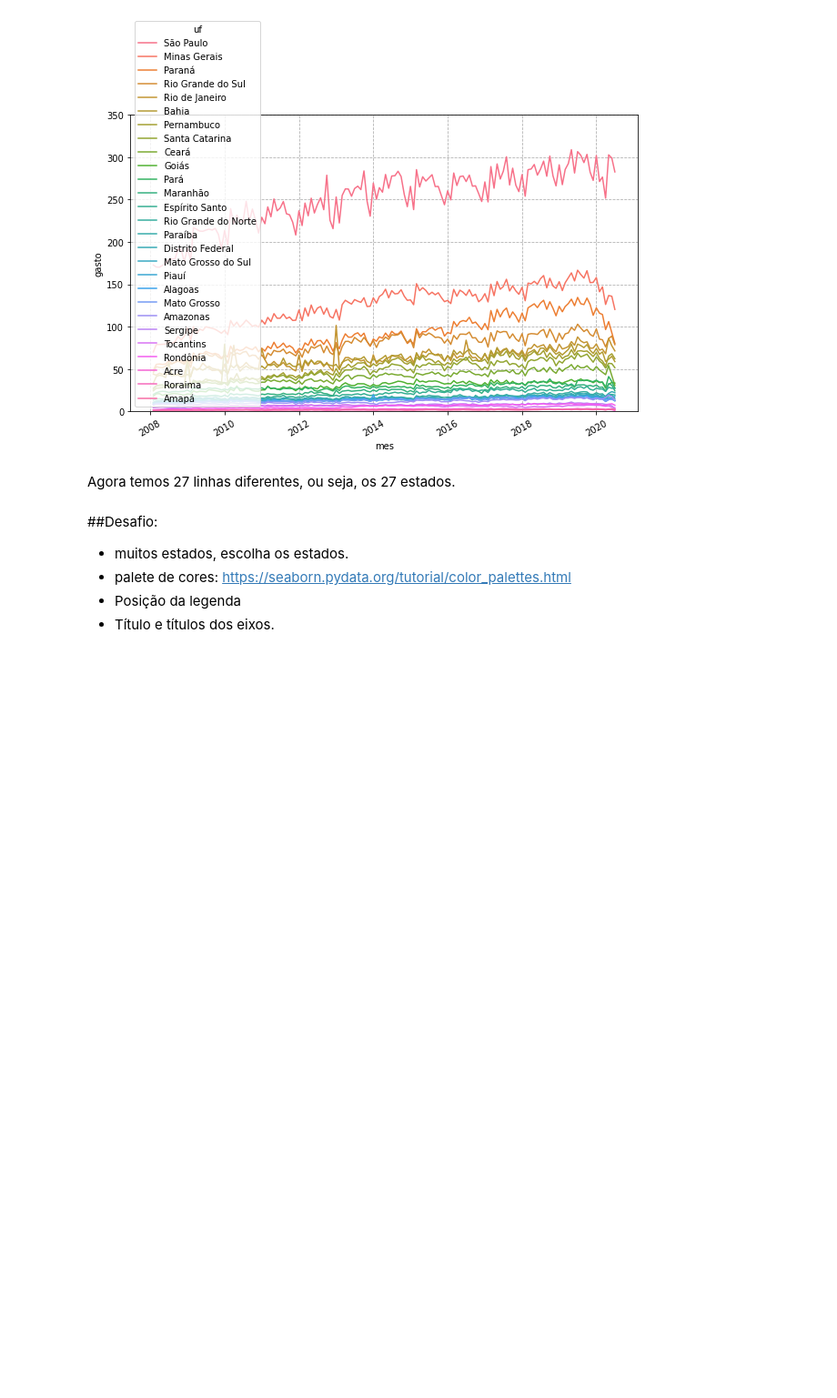
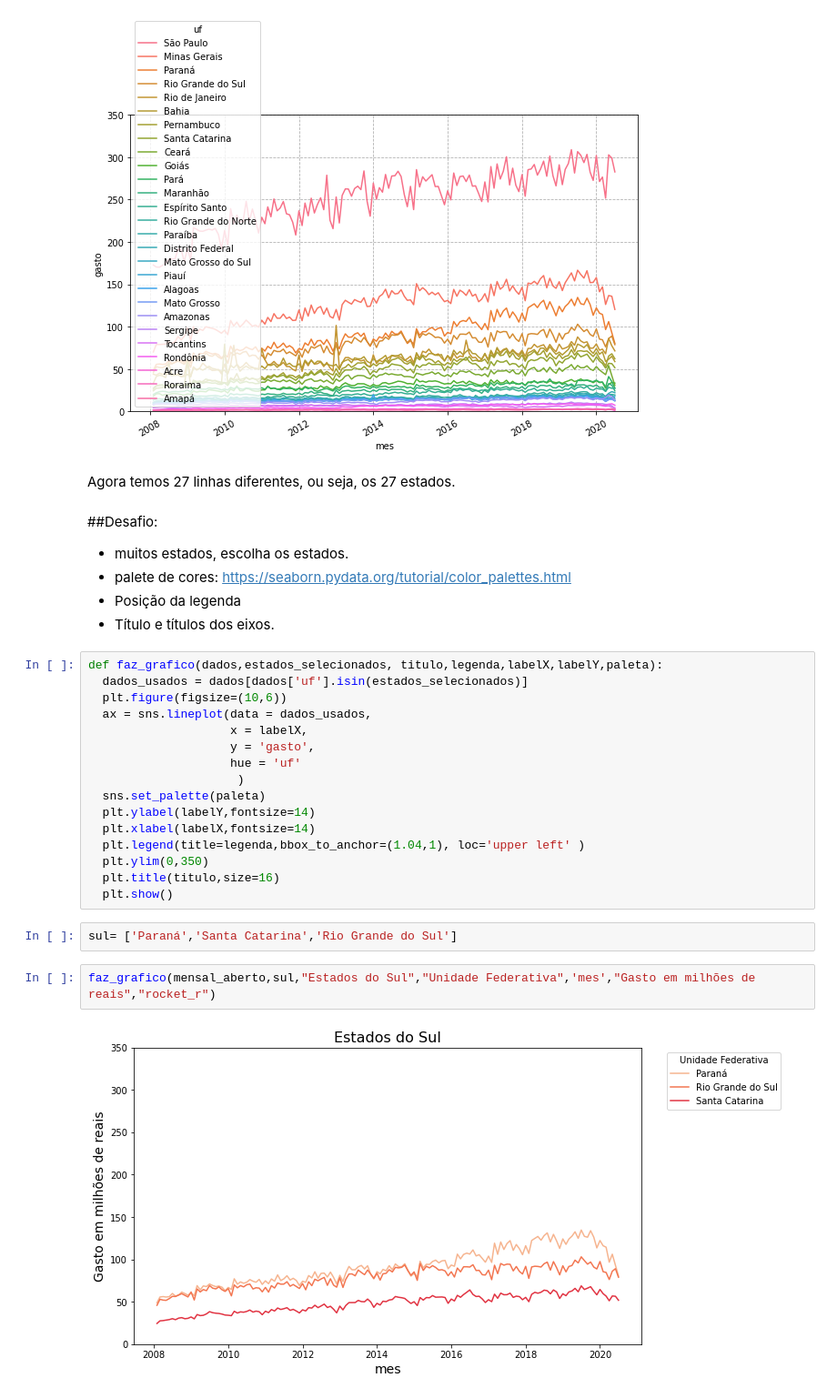
Before and after one commit to AdamStamm/bootcamp_alura, a Jupyter notebook: Notebooks/Bootcamp_Data_Science_Módulo_2.ipynb, the cells around one changed output. Shown at 91% size. Cells and saved outputs as stored; diff of their text form; blank space fills up the shorter version.

```diff
--- a/Notebooks/Bootcamp_Data_Science_Módulo_2.ipynb
+++ b/Notebooks/Bootcamp_Data_Science_Módulo_2.ipynb
@@ -838,3 +838,25 @@ Agora temos 27 linhas diferentes, ou seja, os 27 estados.
 - palete de cores: https://seaborn.pydata.org/tutorial/color_palettes.html
 - Posição da legenda
 - Título e títulos dos eixos.
+# %%
+def faz_grafico(dados,estados_selecionados, titulo,legenda,labelX,labelY,paleta):
+  dados_usados = dados[dados['uf'].isin(estados_selecionados)]
+  plt.figure(figsize=(10,6))
+  ax = sns.lineplot(data = dados_usados,
+                    x = labelX,
+                    y = 'gasto',
+                    hue = 'uf'
+                     )
+  sns.set_palette(paleta)
+  plt.ylabel(labelY,fontsize=14)
+  plt.xlabel(labelX,fontsize=14)
+  plt.legend(title=legenda,bbox_to_anchor=(1.04,1), loc='upper left' )
+  plt.ylim(0,350)
+  plt.title(titulo,size=16)
+  plt.show()
+# %%
+sul= ['Paraná','Santa Catarina','Rio Grande do Sul']
+# %%
+faz_grafico(mensal_aberto,sul,"Estados do Sul","Unidade Federativa",'mes',"Gasto em milhões de reais","rocket_r")
+# %% [output]
+[figure, added]
```
Also changed, not shown: parts of 2 cells of this notebook.
